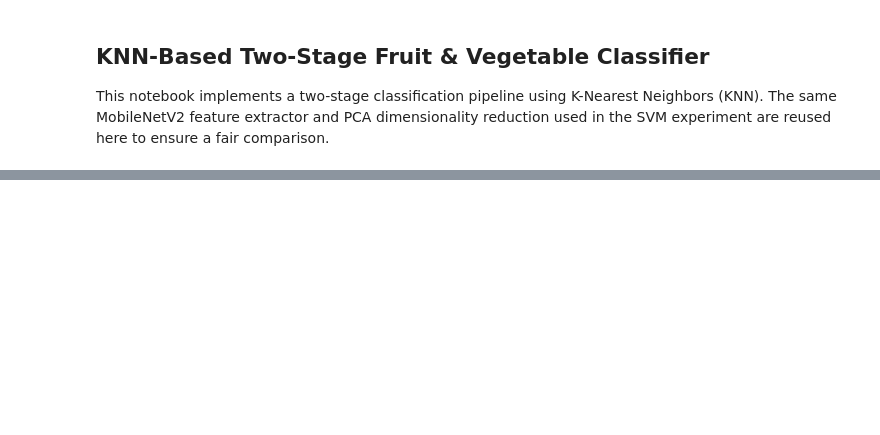
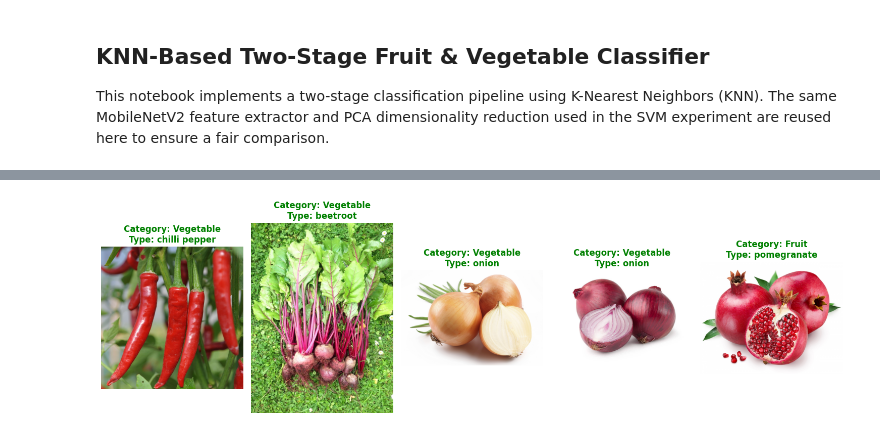
Before and after one commit to Nohaelsayedd/MLproject, a Jupyter notebook: fruit_veg_classifier/notebooks/03_KNN_Classifier.ipynb, the cells around one changed output, grey strips where cells are left out. Saved outputs shown, nothing was run; the diff lists cells and outputs as text; code cells hidden in the pictures; blank space fills up the shorter version.

```diff
--- a/fruit_veg_classifier/notebooks/03_KNN_Classifier.ipynb
+++ b/fruit_veg_classifier/notebooks/03_KNN_Classifier.ipynb
@@ -197,0 +453,81 @@ Predicted: vegetable, True: fruit
+# %%
+from PIL import Image
+import matplotlib.pyplot as plt
+import random
+import os
+import torch
+
+def test_multiple_images(num_images=5):
+    """
+    Picks 'num_images' random samples, predicts them using the hierarchy,
+    and displays them in a row.
+    """
+
+    # 1. Pick random indices
+    total_images = len(test_dataset_stage1)
+    indices = random.sample(range(total_images), num_images)
+
+    # 2. Setup the Plot Grid
+    plt.figure(figsize=(15, 5)) # Adjust width based on number of images
+
+    print(f"Testing {num_images} random images...\n")
+
+    for i, idx in enumerate(indices):
+        # --- A. Get Data ---
+        # Path for display
+        path, _ = test_dataset_stage1.samples[idx]
+        # Tensor for prediction
+        img_tensor, _ = test_dataset_stage1[idx]
+
+        # --- B. Prediction Logic ---
+        input_tensor = img_tensor.unsqueeze(0).to(torch.float32)
+
+        # 1. MobileNet Features
+        with torch.no_grad():
+            raw_feat = feature_extractor(input_tensor).view(1, -1).cpu().numpy()
+
+        # 2. Parent Decision (Apply Parent PCA -> Parent KNN)
+        # Note: Change 'knn_stage1' to 'stage1_clf' if using SVM
+        parent_feat = pca_parent.transform(raw_feat)
+        parent_pred = knn_stage1.predict(parent_feat)[0]
+
+        cat = ""
+        pred_type = ""
+
+        if parent_pred == 0:
+            cat = "Fruit"
+            # 3. Child Decision (Apply Fruit PCA -> Fruit KNN)
+            child_feat = pca_fruit.transform(raw_feat)
+            local_id = knn_fruit.predict(child_feat)[0]
+            pred_type = train_dataset_fruits.classes[local_id]
+        else:
+            cat = "Vegetable"
+            # 3. Child Decision (Apply Veg PCA -> Veg KNN)
+            child_feat = pca_veg.transform(raw_feat)
+            local_id = knn_veg.predict(child_feat)[0]
+            pred_type = train_dataset_vegs.classes[local_id]
+
+        # --- C. Display ---
+        ax = plt.subplot(1, num_images, i + 1)
+
+        # Load simple image from disk
+        img_display = Image.open(path)
+        plt.imshow(img_display)
+        plt.axis('off')
+
+        # Format the text like your screenshot
+        label_text = f"Category: {cat}\nType: {pred_type}"
+
+        # Check if correct (Optional: Color the text green/red)
+        true_name = os.path.basename(os.path.dirname(path))
+        color = 'green' if pred_type == true_name else 'red'
+
+        plt.title(label_text, fontsize=12, color=color, fontweight='bold')
+
+    plt.tight_layout()
+    plt.show()
+
+# -------------------- Run It --------------------
+# You can change the number to 3, 5, 10, etc.
+test_multiple_images(num_images=5)
+# %% [output]
@@ -197,0 +535 @@ Predicted: vegetable, True: fruit
+[figure, added]
```
Also changed, not shown: parts of 10 cells of this notebook, 1 other file.
